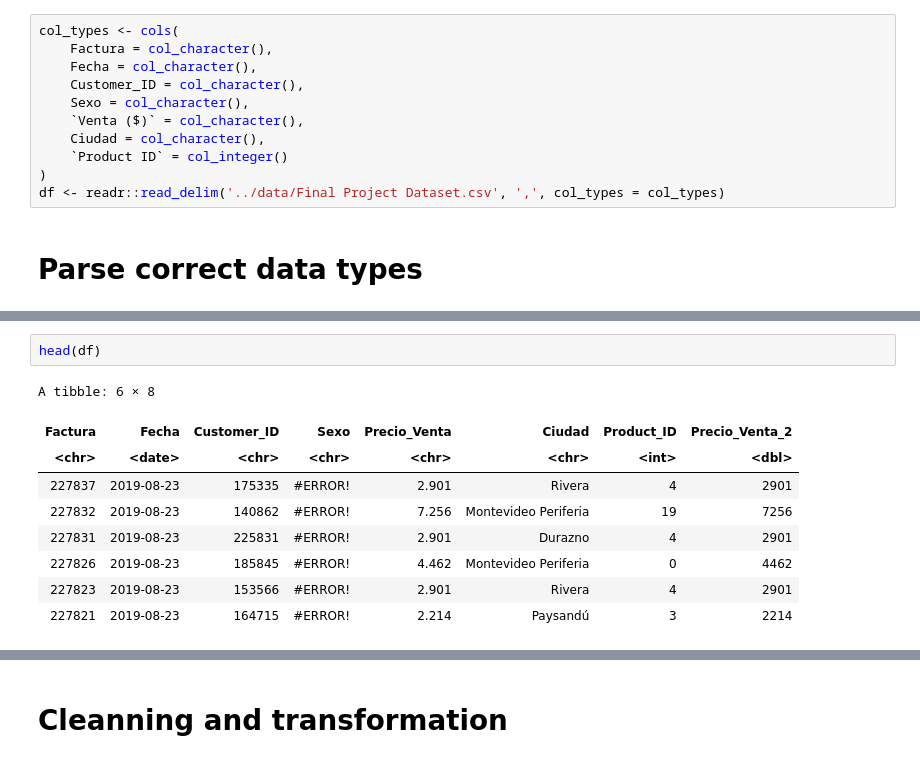
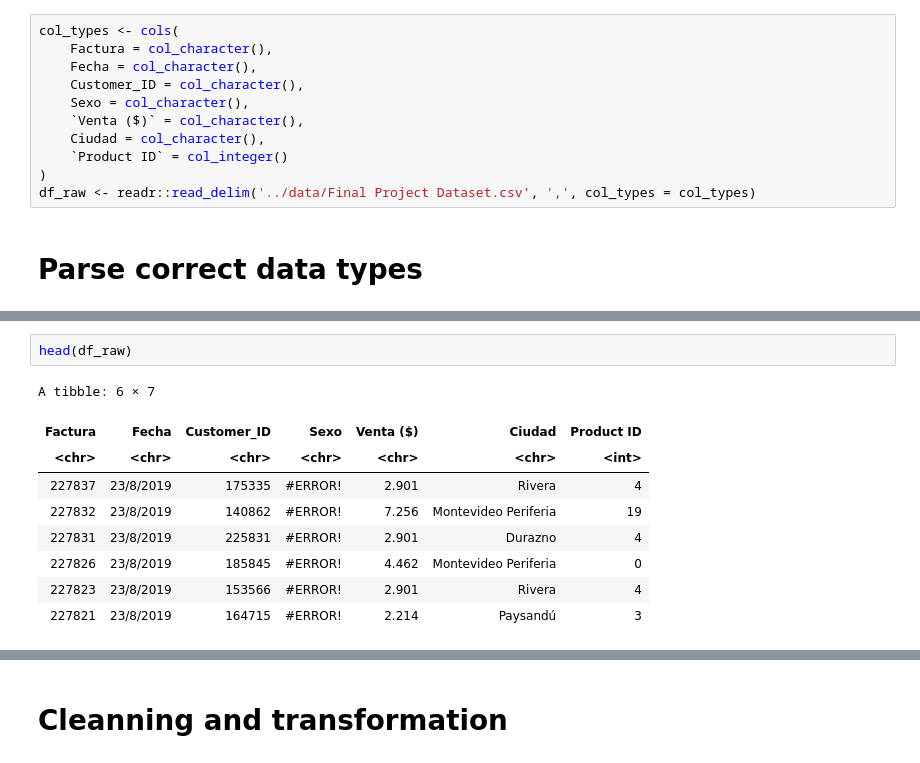
Before and after one commit to creyesp/r-course, a Jupyter notebook: notebooks/Obligatorio.ipynb, the cells around one changed output, grey strips where cells are left out. Saved outputs shown, nothing was run; the diff lists cells and outputs as text.

```diff
--- a/notebooks/Obligatorio.ipynb
+++ b/notebooks/Obligatorio.ipynb
@@ -51,6 +57,6 @@ col_types <- cols(
     Ciudad = col_character(),
     `Product ID` = col_integer()
 )
-df <- readr::read_delim('../data/Final Project Dataset.csv', ',', col_types = col_types)
+df_raw <- readr::read_delim('../data/Final Project Dataset.csv', ',', col_types = col_types)
 # %% [markdown]
 # Parse correct data types
@@ -74,12 +63,12 @@ See problems(...) for more details.
 # %%
-head(df)
+head(df_raw)
 # %% [output]
-A tibble: 6 × 8
+A tibble: 6 × 7
-| Factura | Fecha | Customer_ID | Sexo | Precio_Venta | Ciudad | Product_ID | Precio_Venta_2 |
-| <chr> | <date> | <chr> | <chr> | <chr> | <chr> | <int> | <dbl> |
-| 227837 | 2019-08-23 | 175335 | #ERROR! | 2.901 | Rivera | 4 | 2901 |
-| 227832 | 2019-08-23 | 140862 | #ERROR! | 7.256 | Montevideo Periferia | 19 | 7256 |
-| 227831 | 2019-08-23 | 225831 | #ERROR! | 2.901 | Durazno | 4 | 2901 |
-| 227826 | 2019-08-23 | 185845 | #ERROR! | 4.462 | Montevideo Periferia | 0 | 4462 |
-| 227823 | 2019-08-23 | 153566 | #ERROR! | 2.901 | Rivera | 4 | 2901 |
-| 227821 | 2019-08-23 | 164715 | #ERROR! | 2.214 | Paysandú | 3 | 2214 |
+| Factura | Fecha | Customer_ID | Sexo | Venta ($) | Ciudad | Product ID |
+| <chr> | <chr> | <chr> | <chr> | <chr> | <chr> | <int> |
+| 227837 | 23/8/2019 | 175335 | #ERROR! | 2.901 | Rivera | 4 |
+| 227832 | 23/8/2019 | 140862 | #ERROR! | 7.256 | Montevideo Periferia | 19 |
+| 227831 | 23/8/2019 | 225831 | #ERROR! | 2.901 | Durazno | 4 |
+| 227826 | 23/8/2019 | 185845 | #ERROR! | 4.462 | Montevideo Periferia | 0 |
+| 227823 | 23/8/2019 | 153566 | #ERROR! | 2.901 | Rivera | 4 |
+| 227821 | 23/8/2019 | 164715 | #ERROR! | 2.214 | Paysandú | 3 |
```
Also changed, not shown: parts of 74 cells of this notebook, 6 other files.
